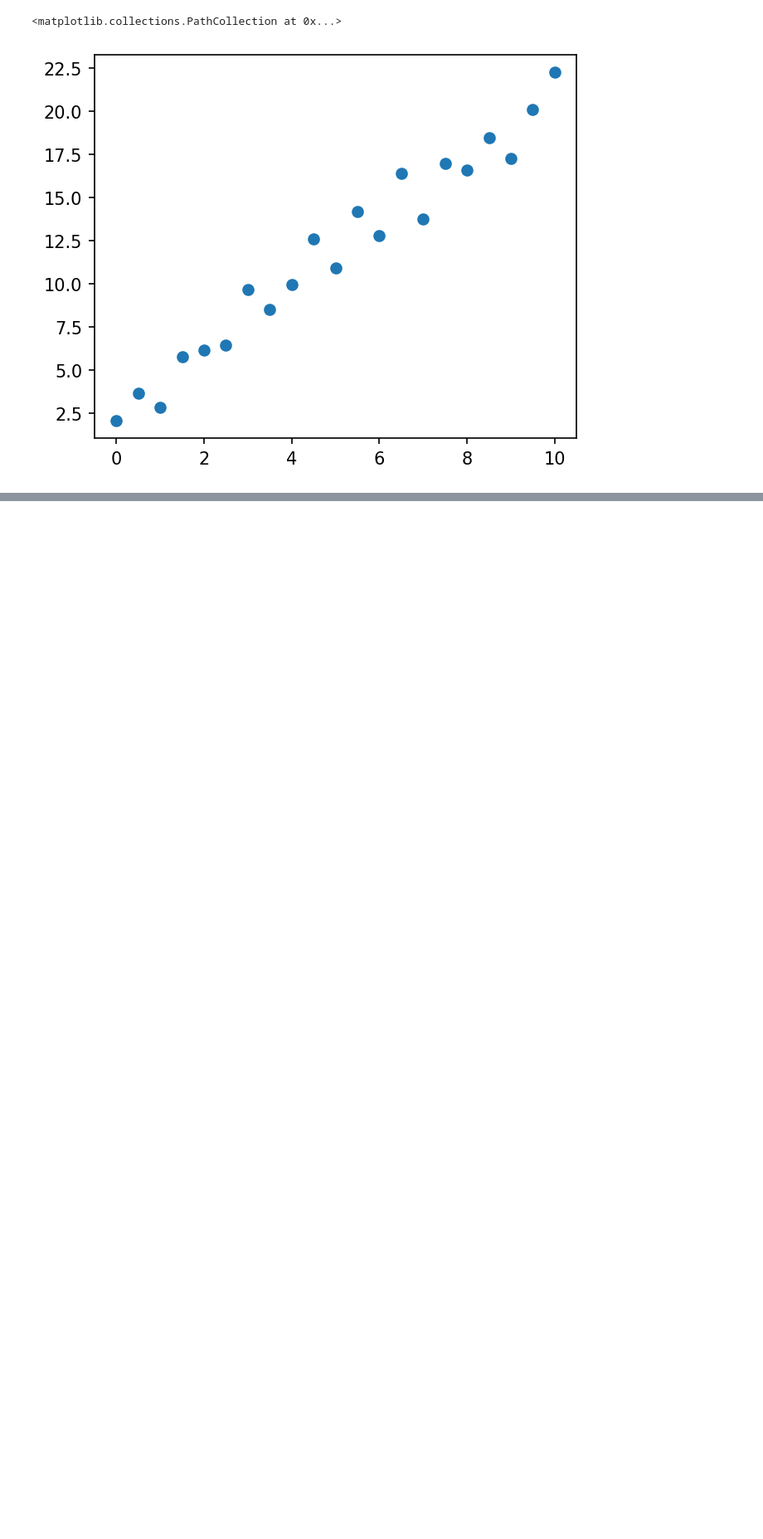
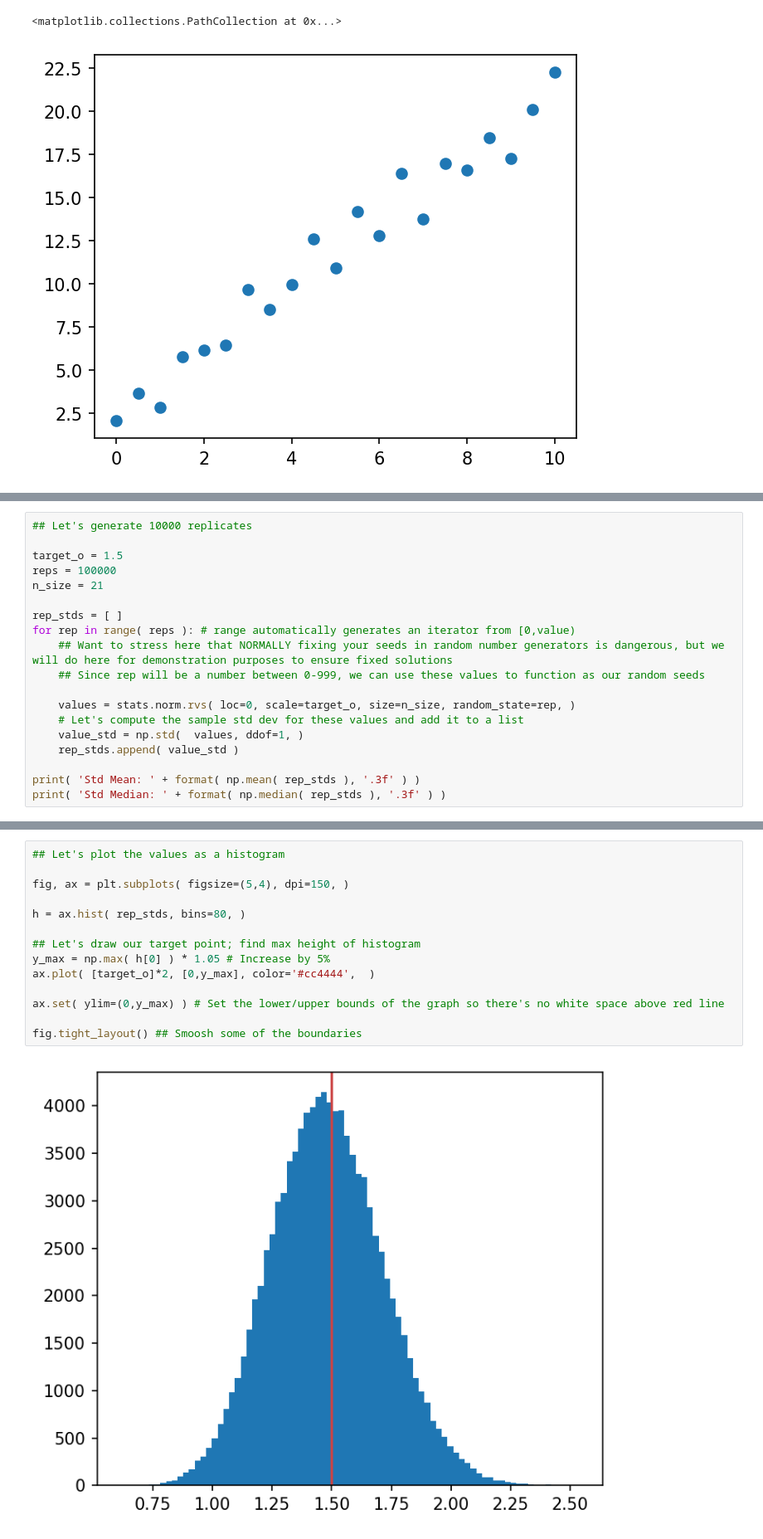
Before and after one commit to dbwilburn/BIOC6765, a Jupyter notebook: probability_simulations.ipynb, the cells around one changed output, grey strips where cells are left out. Shown at 83% size. Drawn from its saved outputs; the diff is of its cells as text; blank space fills up the shorter version.

```diff
--- a/probability_simulations.ipynb
+++ b/probability_simulations.ipynb
@@ -230,0 +295,19 @@ Type:      function
+# %%
+## Let's generate 10000 replicates
+
+target_o = 1.5
+reps = 100000
+n_size = 21
+
+rep_stds = [ ]
+for rep in range( reps ): # range automatically generates an iterator from [0,value)
+    ## Want to stress here that NORMALLY fixing your seeds in random number generators is dangerous, but we will do here for demonstration purposes to ensure fixed solutions
+    ## Since rep will be a number between 0-999, we can use these values to function as our random seeds
+
+    values = stats.norm.rvs( loc=0, scale=target_o, size=n_size, random_state=rep, )
+    # Let's compute the sample std dev for these values and add it to a list
+    value_std = np.std(  values, ddof=1, )
+    rep_stds.append( value_std )
+
+print( 'Std Mean: ' + format( np.mean( rep_stds ), '.3f' ) )
+print( 'Std Median: ' + format( np.median( rep_stds ), '.3f' ) )
@@ -230,0 +317,16 @@ Type:      function
+# %%
+## Let's plot the values as a histogram
+
+fig, ax = plt.subplots( figsize=(5,4), dpi=150, )
+
+h = ax.hist( rep_stds, bins=80, )
+
+## Let's draw our target point; find max height of histogram
+y_max = np.max( h[0] ) * 1.05 # Increase by 5%
+ax.plot( [target_o]*2, [0,y_max], color='#cc4444',  )
+
+ax.set( ylim=(0,y_max) ) # Set the lower/upper bounds of the graph so there's no white space above red line
+
+fig.tight_layout() ## Smoosh some of the boundaries
+# %% [output]
+[figure, added]
```
Also changed, not shown: parts of 32 cells of this notebook.
